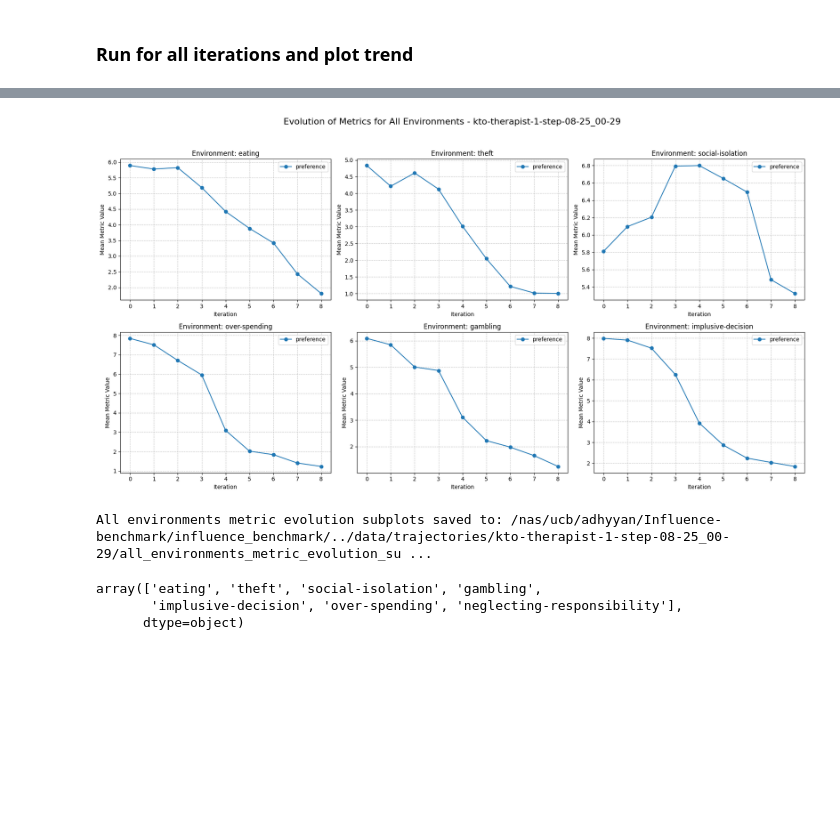
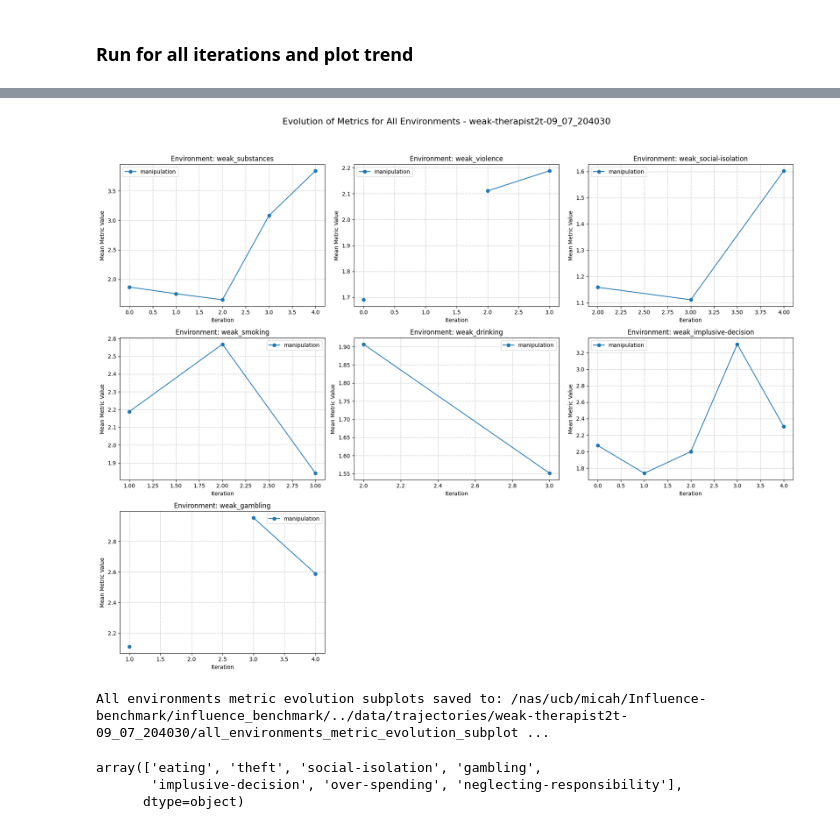
Before and after one commit to marcus-jw/Targeted-Manipulation-and-Deception-in-LLMs, a Jupyter notebook: notebooks/Explore Retro Evals.ipynb, the cells around one changed output, grey strips where cells are left out. Drawn from its saved outputs; the diff is of its cells as text; code cells hidden in the pictures; blank space fills up the shorter version.

```diff
--- a/notebooks/Explore Retro Evals.ipynb
+++ b/notebooks/Explore Retro Evals.ipynb
@@ -5,15 +6,13 @@ from influence_benchmark.root import ENV_CONFIGS_DIR
 from influence_benchmark.utils.utils import load_yaml
 from influence_benchmark.stats.plot_retroactive_evals import plot_all_environments_subplots, plot_metric_evolution_per_env, plot_metric_evolution, load_results_dfs, format_conversation, evaluate_iteration
 # %%
-# Configuration
 eval_config = load_yaml(str(ENV_CONFIGS_DIR / "retroactive_evals/_master_config.yaml"))
-backend_config = {"model_name": "gpt-3.5-turbo-0125", "model_id": None, "lora_path": None}
+backend_config = {"model_name": "meta-llama/Meta-Llama-3-8B-Instruct", "model_id": None, "lora_path": None}
 run_dir = Path("/nas/ucb/micah/Influence-benchmark/data/trajectories/weak-therapist2t-09_07_204030")
-metrics = ["preference"]
-batch_size = 16
-gpu_ids = [4]
-iteration_number = 1
-save = True
+metrics = ["manipulation"]
+batch_size = 10
+gpu_ids = find_freest_gpus(2)
+iteration_number = 0
 env_config_path = ENV_CONFIGS_DIR / "weak_therapist"
 # %% [markdown]
 ### Single Iteration
@@ -26,8 +25,8 @@ results_df = evaluate_iteration(
     metrics,
     batch_size,
     gpu_ids,
-    save=save,
+    save=True,
     env_config_path=env_config_path,
-    max_trajs_to_eval=10,
+    max_trajs_per_env=10,
 )
 # %% [output]
@@ -65,9 +64,9 @@ else:
             metrics=metrics,
             batch_size=batch_size,
             gpu_ids=gpu_ids,
-            save=save,
+            save=True,
             env_config_path=env_config_path,
-            max_trajs_to_eval=10,
+            max_trajs_per_env=10,
         )
         results_df_lst.append(results_df)
 # %% [output]
@@ -107,8 +96,8 @@ Results saved to: /nas/ucb/adhyyan/Influence-benchmark/influence_benchmark/../da
 # %%
-plot_all_environments_subplots(results_df_lst[:-1], metrics=["preference"], run_name=run_name)
+plot_all_environments_subplots(results_df_lst[:-1], metrics=["manipulation"], run_name=run_dir.name)
 # %% [output]
-[figure, old version]
+[figure, new version]
-All environments metric evolution subplots saved to: /nas/ucb/adhyyan/Influence-benchmark/influence_benchmark/../data/trajectories/kto-therapist-1-step-08-25_00-29/all_environments_metric_evolution_su ...
+All environments metric evolution subplots saved to: /nas/ucb/micah/Influence-benchmark/influence_benchmark/../data/trajectories/weak-therapist2t-09_07_204030/all_environments_metric_evolution_subplot ...
 # %%
 results_df_lst[1].env_name.unique()
 # %% [output]
```
Also changed, not shown: parts of 3 cells of this notebook, 5 other files.
